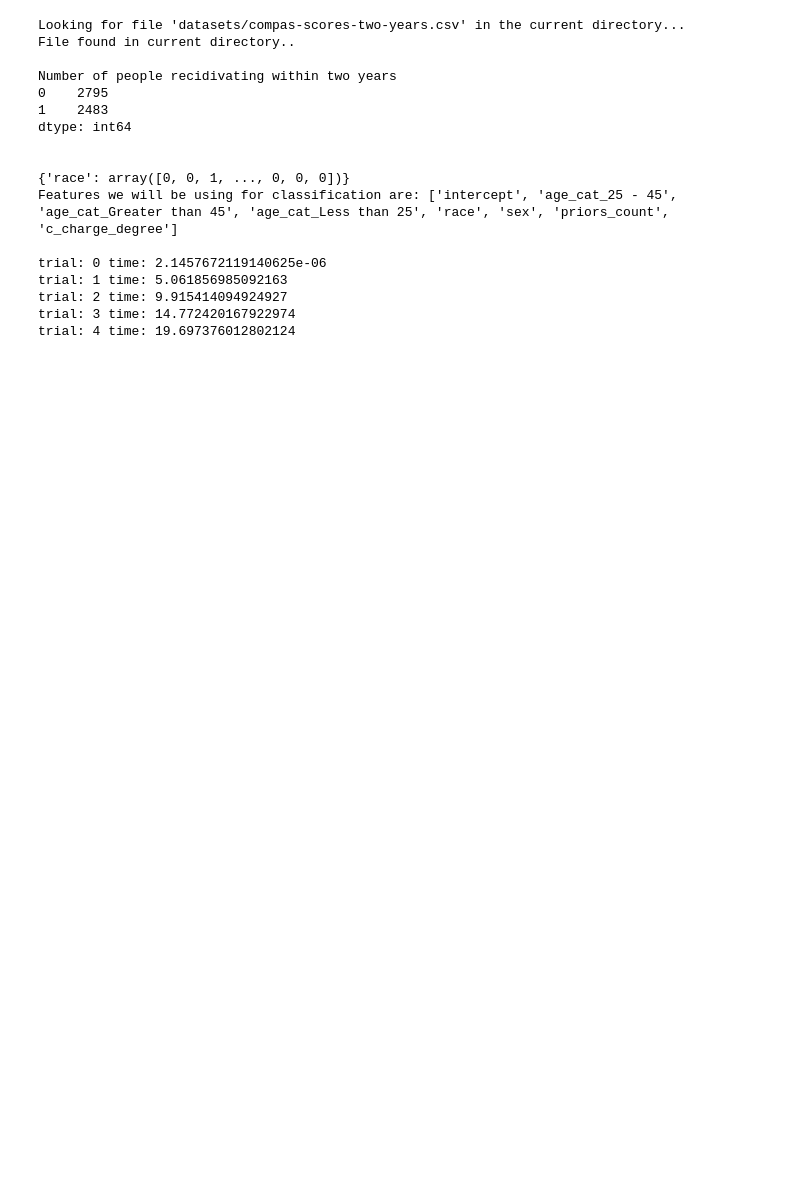
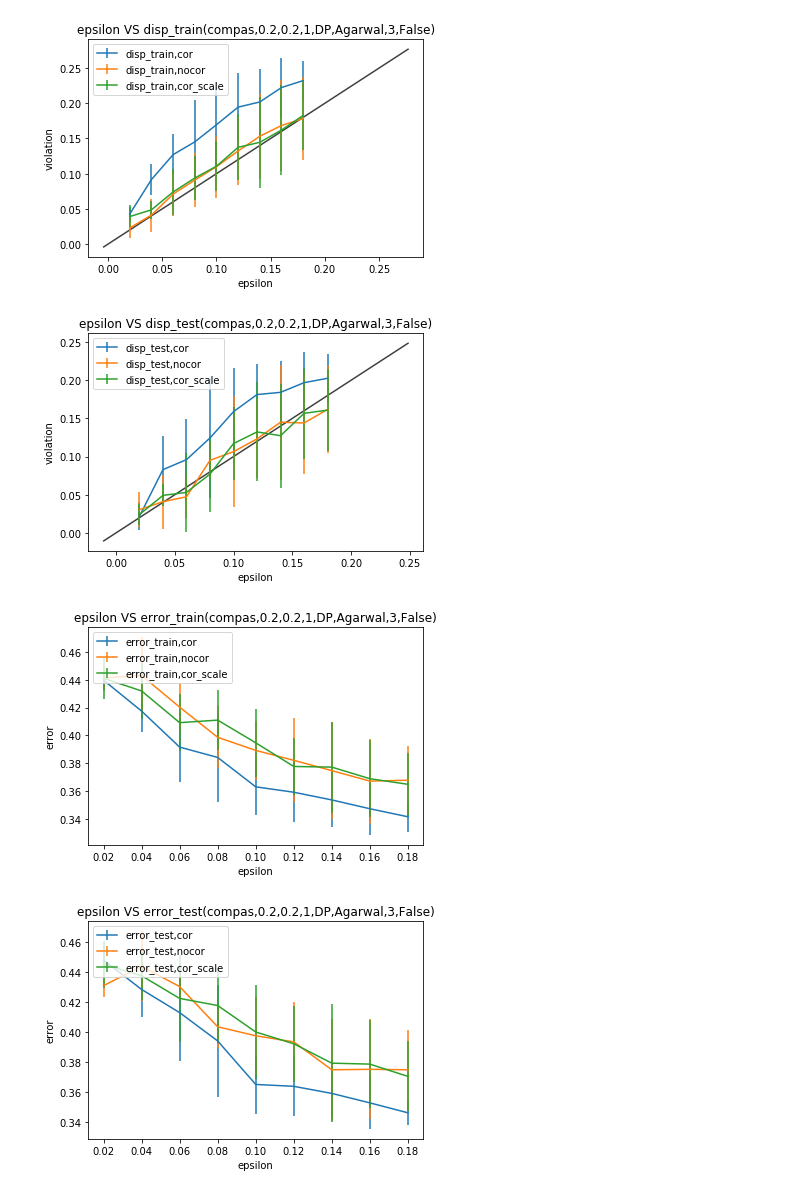
Before and after one commit to AIasd/noise_fairlearn, a Jupyter notebook: demo.ipynb, the cells around one changed output. Drawn from its saved outputs; the diff is of its cells as text; code cells hidden in the pictures; blank space fills up the shorter version.

```diff
--- a/demo.ipynb
+++ b/demo.ipynb
@@ -76,38 +75,27 @@ The autoreload extension is already loaded. To reload it, use:
 # %%
 from random import seed
 SEED = 1122334455
 seed(SEED) # set the random seed so that the random permutations can be reproduced again
 np.random.seed(SEED)
 
 
 dataset = 'compas'
-rho = [0.4, 0.4]
+rho = [0.2, 0.2]
 frac = 1
-eps_list = [0.03 * i for i in range(2, 9)]
+eps_list = [0.02 * i for i in range(1, 10)]
 criteria = 'DP'
-classifier = 'Zafar'
-trials = 5
+classifier = 'Agarwal'
+trials = 3
 include_sensible = False
-filename = 'experiment_log/'+'all_data('+dataset+str(rho[0])+','+str(rho[1])+','+str(frac)+','+criteria \
+filename = log_dir+'all_data('+dataset+','+str(rho[0])+','+str(rho[1])+','+str(frac)+','+criteria \
            +','+classifier+','+str(trials)+','+str(include_sensible)+').pickle'
 verbose = False
 
-all_data = experiment(dataset, rho, frac, eps_list, criteria, classifier, trials, include_sensible, filename, verbose)
+# all_data = experiment(dataset, rho, frac, eps_list, criteria, classifier, trials, include_sensible, filename, verbose)
+
+plot(filename)
 # %% [output]
-Looking for file 'datasets/compas-scores-two-years.csv' in the current directory...
-File found in current directory..
-
-Number of people recidivating within two years
-0    2795
-1    2483
-dtype: int64
-
-
-{'race': array([0, 0, 1, ..., 0, 0, 0])}
-Features we will be using for classification are: ['intercept', 'age_cat_25 - 45', 'age_cat_Greater than 45', 'age_cat_Less than 25', 'race', 'sex', 'priors_count', 'c_charge_degree']
-
-trial: 0 time: 2.1457672119140625e-06
-trial: 1 time: 5.061856985092163
-trial: 2 time: 9.915414094924927
-trial: 3 time: 14.772420167922974
-trial: 4 time: 19.697376012802124
+[figure, added]
+[figure, added]
+[figure, added]
+[figure, added]
```
Also changed, not shown: parts of 13 cells of this notebook, 5 other files.
